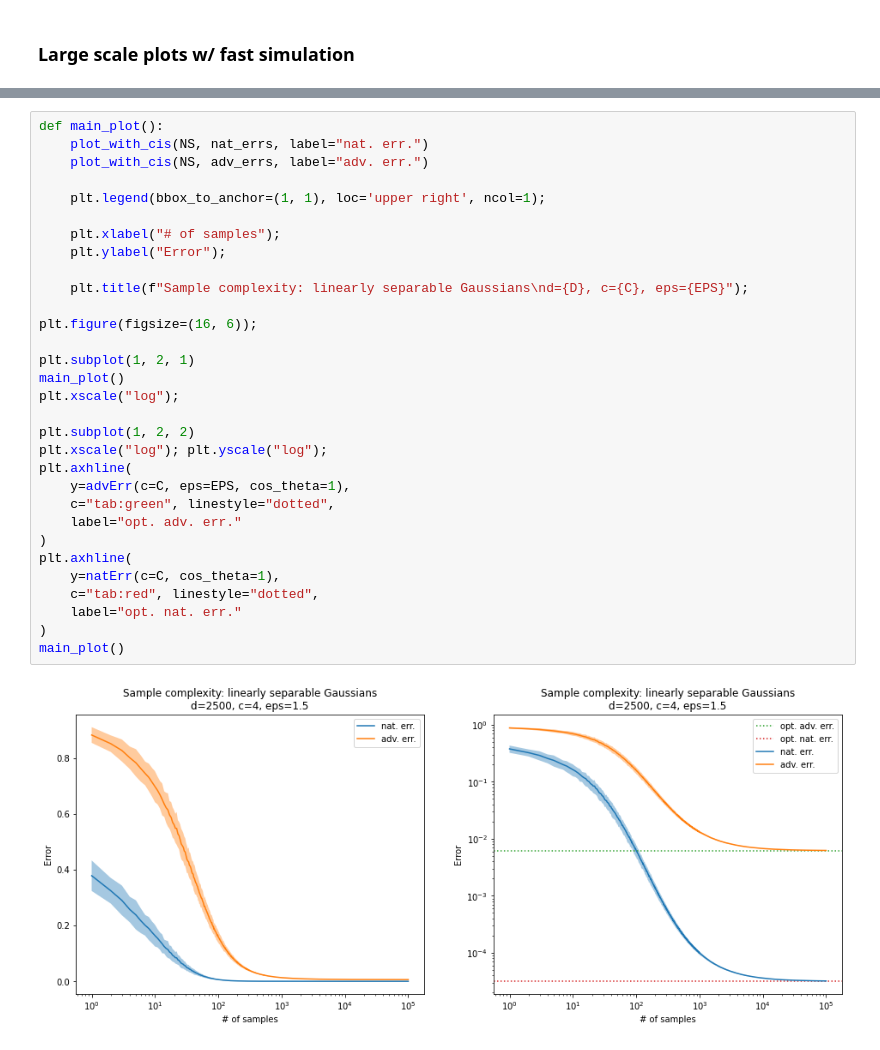
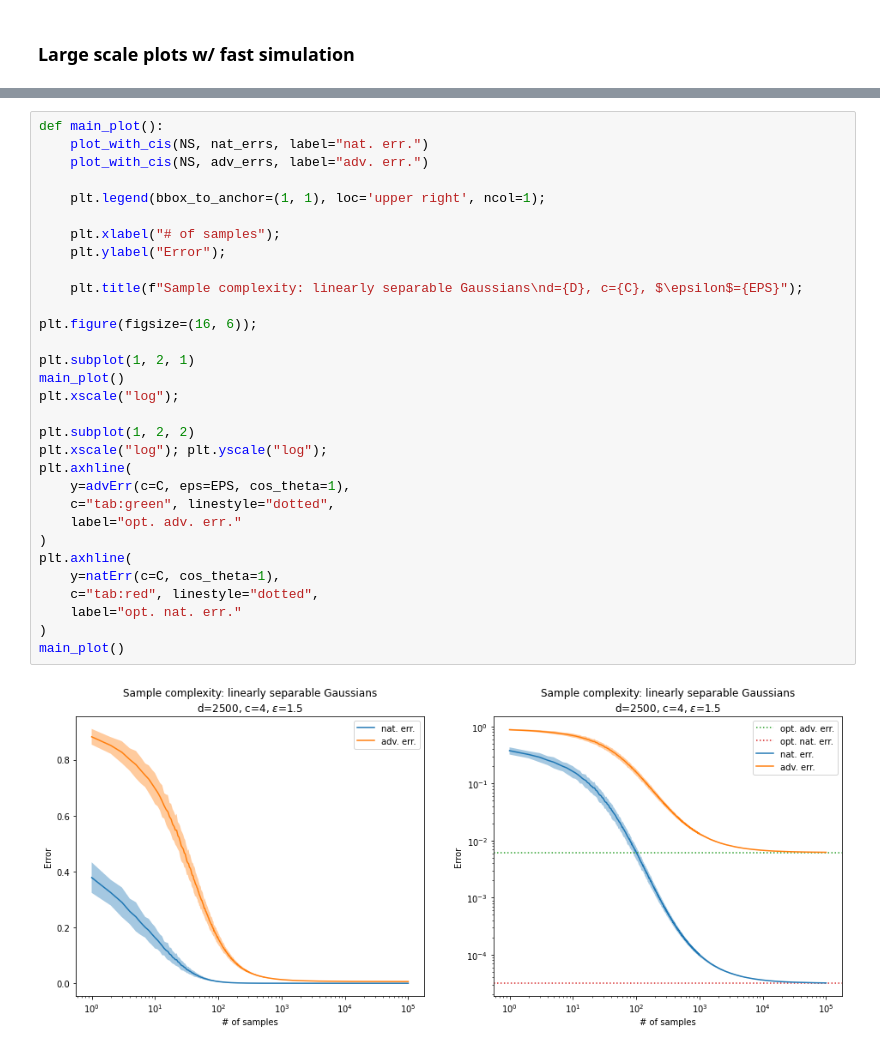
Before and after one commit to GilgameshxZero/adversarial-ntks, a Jupyter notebook: notebooks/low-level-causes/lin-sep-gaussian.ipynb, the cells around one changed output, grey strips where cells are left out. Drawn from its saved outputs; the diff is of its cells as text.

```diff
--- a/notebooks/low-level-causes/lin-sep-gaussian.ipynb
+++ b/notebooks/low-level-causes/lin-sep-gaussian.ipynb
@@ -278,32 +359,32 @@ Wall time: 722 ms
 def main_plot():
     plot_with_cis(NS, nat_errs, label="nat. err.")
     plot_with_cis(NS, adv_errs, label="adv. err.")
 
     plt.legend(bbox_to_anchor=(1, 1), loc='upper right', ncol=1);
 
     plt.xlabel("# of samples");
     plt.ylabel("Error");
 
-    plt.title(f"Sample complexity: linearly separable Gaussians\nd={D}, c={C}, eps={EPS}");
+    plt.title(f"Sample complexity: linearly separable Gaussians\nd={D}, c={C}, $\epsilon$={EPS}");
 
 plt.figure(figsize=(16, 6));
 
 plt.subplot(1, 2, 1)
 main_plot()
 plt.xscale("log");
 
 plt.subplot(1, 2, 2)
 plt.xscale("log"); plt.yscale("log");
 plt.axhline(
     y=advErr(c=C, eps=EPS, cos_theta=1),
     c="tab:green", linestyle="dotted",
     label="opt. adv. err."
 )
 plt.axhline(
     y=natErr(c=C, cos_theta=1),
     c="tab:red", linestyle="dotted",
     label="opt. nat. err."
 )
 main_plot()
 # %% [output]
-[figure, old version]
+[figure, new version]
```
Also changed, not shown: parts of 10 cells of this notebook.
